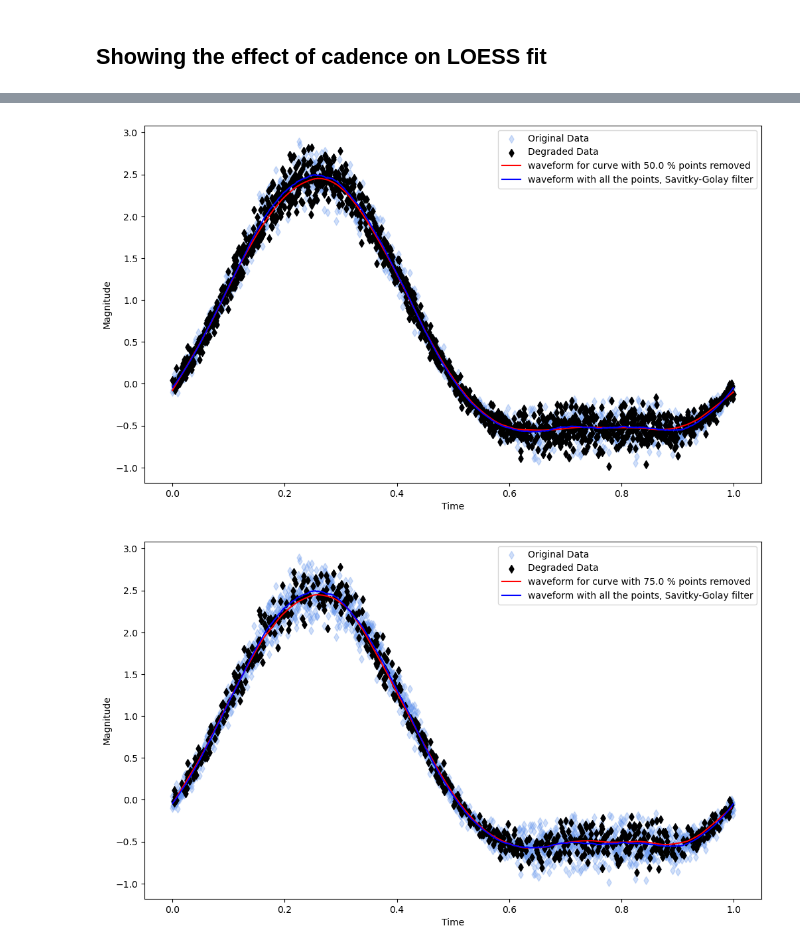
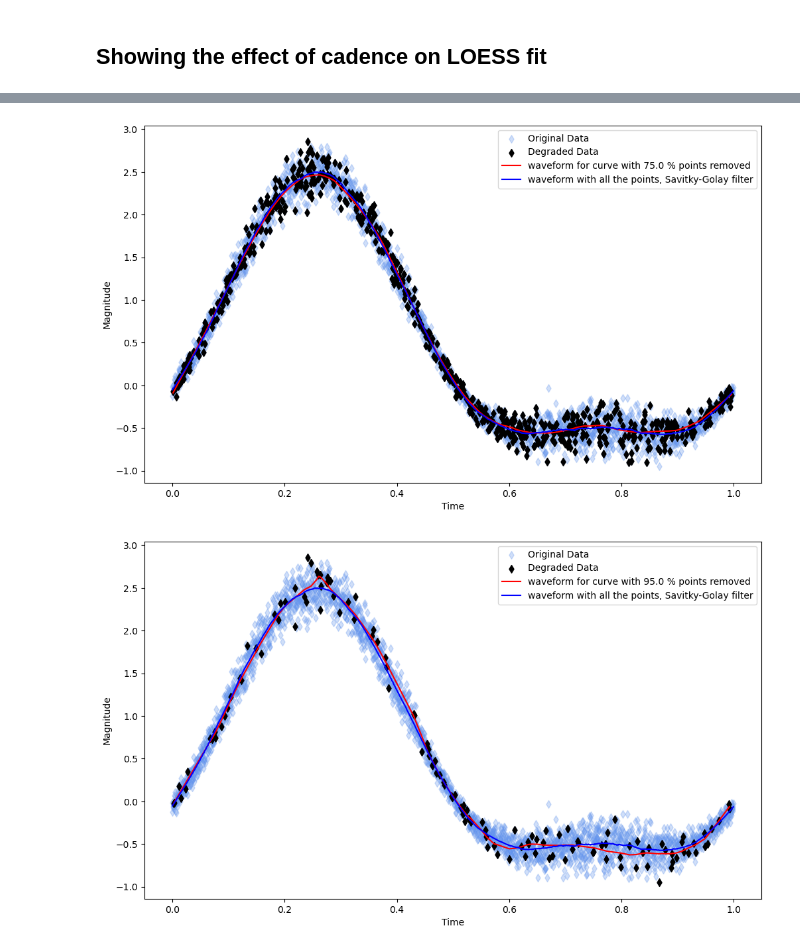
Before and after one commit to juliaroquette/VariabilityIndexes, a Jupyter notebook: jupyter/Waveform_cadence.ipynb, the cells around one changed output, grey strips where cells are left out. Saved outputs shown, nothing was run; the diff lists cells and outputs as text; code cells hidden in the pictures.

```diff
--- a/jupyter/Waveform_cadence.ipynb
+++ b/jupyter/Waveform_cadence.ipynb
@@ -169,7 +169,7 @@ def degrade(time, mag, mag_err, degrading_factor) :
     return time_degraded, mag_degraded, mag_err_degraded
 # %%
 # Derive 6 other lightcurves from it, by gradually removing points
-degrade_factors = [0.0, 0.25, 0.5, 0.75, 0.95, 0.97]
+degrade_factors = [0.0, 0.5, 0.75, 0.95, 0.98]
 degraded_lcs    = []
 
 for factor in degrade_factors:
@@ -209,2 +209,2 @@ for idx, (time_deg, mag_deg, mag_err_deg) in enumerate(degraded_lcs):
-[figure, old version]
+[figure, new version]
-[figure, old version]
+[figure, new version]
```
Also changed, not shown: parts of 4 cells of this notebook, 1 other file.
